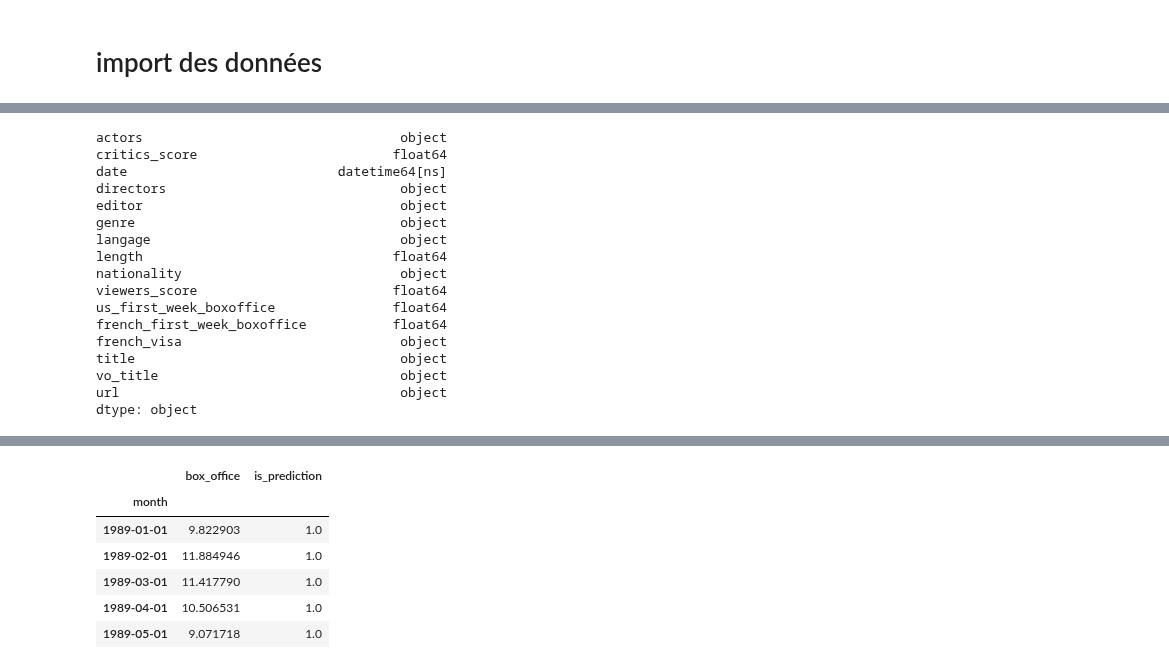
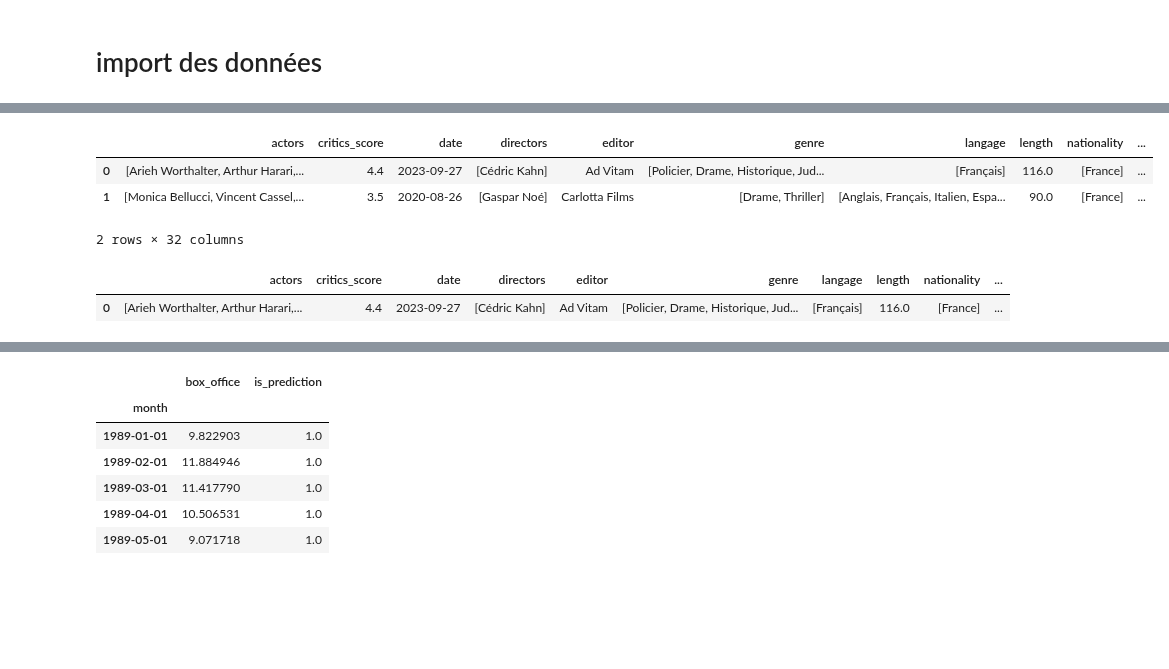
Before and after one commit to SamuelTD/new_is_always_better, a Jupyter notebook: modelisation/victor/arima_Xgboost.ipynb, the cells around one changed output, grey strips where cells are left out. Cells and saved outputs as stored; diff of their text form; code cells hidden in the pictures; blank space fills up the shorter version.

```diff
--- a/modelisation/victor/arima_Xgboost.ipynb
+++ b/modelisation/victor/arima_Xgboost.ipynb
@@ -37,26 +41,19 @@ Attempting to instrument while already instrumented
 | 2 | [Thom Hoffman] | 2.8 | 2024-08-07 | [Richard Claus, Karsten Kiilerich] | Le Pacte | [Aventure, Animation, Comédie, Fa... | [Néerlandais] | 84.0 | [Danemark, France, Allemagne, Pay... | ... |
 | 3 | [Lou de Laâge, Raphaël Personnaz,... | 3.3 | 2022-12-21 | [Olivier Treiner] | SND | [Drame] | [Français] | 120.0 | [France] | ... |
 | 4 | [Michael B. Jordan, Jamie Foxx, B... | 3.0 | 2020-01-29 | [Destin Daniel Cretton] | Warner Bros. France | [Biopic, Drame] | [Anglais] | 137.0 | [U.S.A.] | ... |
-# %%
-df.dtypes
-# %% [output]
-actors                                 object
-critics_score                         float64
-date                           datetime64[ns]
-directors                              object
-editor                                 object
-genre                                  object
-langage                                object
-length                                float64
-nationality                            object
-viewers_score                         float64
-us_first_week_boxoffice               float64
-french_first_week_boxoffice           float64
-french_visa                            object
-title                                  object
-vo_title                               object
-url                                    object
-dtype: object
+# %%
+df.head(2)
+# %% [output]
+|  | actors | critics_score | date | directors | editor | genre | langage | length | nationality | ... |
+| 0 | [Arieh Worthalter, Arthur Harari,... | 4.4 | 2023-09-27 | [Cédric Kahn] | Ad Vitam | [Policier, Drame, Historique, Jud... | [Français] | 116.0 | [France] | ... |
+| 1 | [Monica Bellucci, Vincent Cassel,... | 3.5 | 2020-08-26 | [Gaspar Noé] | Carlotta Films | [Drame, Thriller] | [Anglais, Français, Italien, Espa... | 90.0 | [France] | ... |
+2 rows × 32 columns
+# %%
+pd.set_option('display.max_columns', None)
+df.head(1)
+# %% [output]
+|  | actors | critics_score | date | directors | editor | genre | langage | length | nationality | ... |
+| 0 | [Arieh Worthalter, Arthur Harari,... | 4.4 | 2023-09-27 | [Cédric Kahn] | Ad Vitam | [Policier, Drame, Historique, Jud... | [Français] | 116.0 | [France] | ... |
 # %%
 from azure.ai.ml import MLClient
 from azure.identity import DefaultAzureCredential
```
Also changed, not shown: parts of 27 cells of this notebook, 5 other files.
